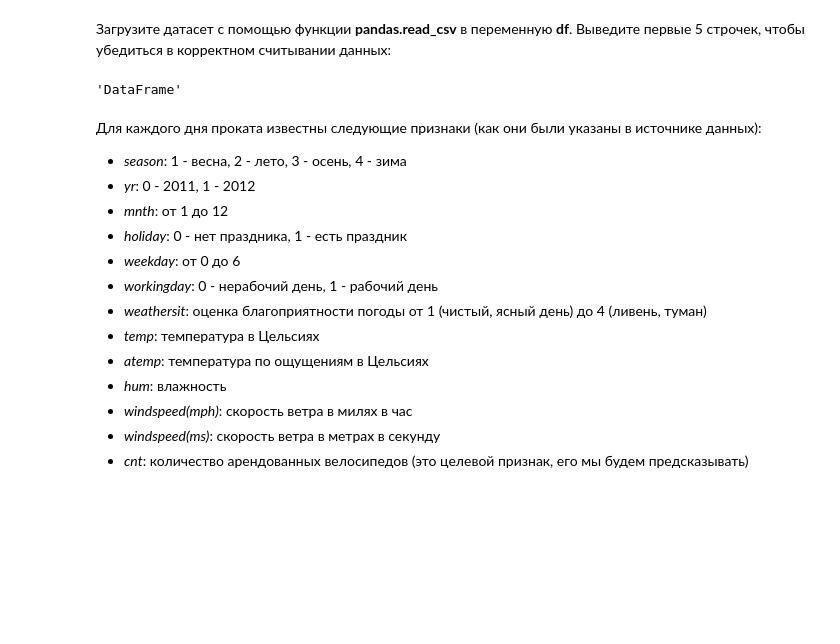
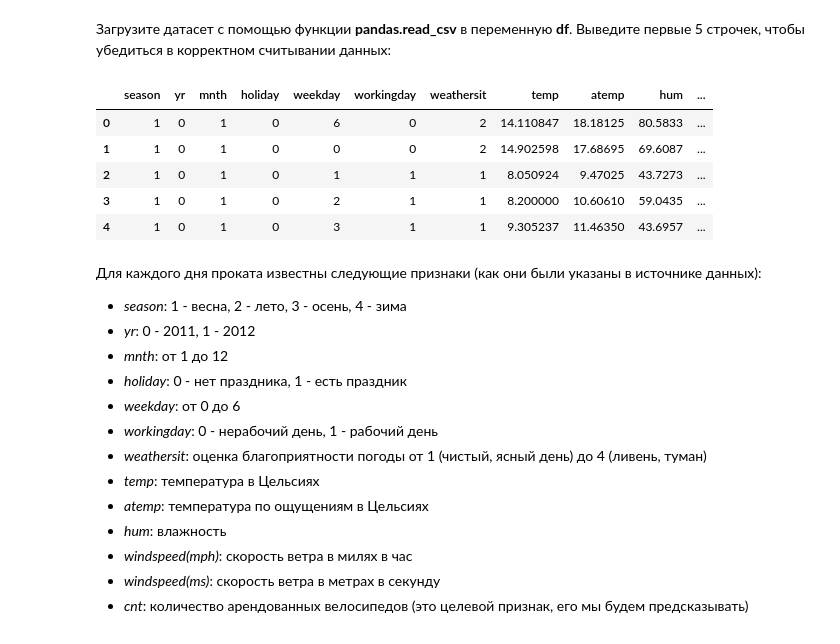
Before and after one commit to sevaspb/mipt_ya_ml_spec, a Jupyter notebook: supervised-learning/week-2/OverfittingTask.ipynb, the cells around one changed output. Saved outputs shown, nothing was run; the diff lists cells and outputs as text; code cells hidden in the pictures; blank space fills up the shorter version.

```diff
--- a/supervised-learning/week-2/OverfittingTask.ipynb
+++ b/supervised-learning/week-2/OverfittingTask.ipynb
@@ -21,11 +21,15 @@ from matplotlib import pyplot as plt
 # %%
 # (0 баллов)
 # Считайте данные и выведите первые 5 строк
 df = pd.read_csv('bikes_rent.csv')
 df.head(5)
-df.__class__.__name__
 # %% [output]
-'DataFrame'
+|  | season | yr | mnth | holiday | weekday | workingday | weathersit | temp | atemp | hum | ... |
+| 0 | 1 | 0 | 1 | 0 | 6 | 0 | 2 | 14.110847 | 18.18125 | 80.5833 | ... |
+| 1 | 1 | 0 | 1 | 0 | 0 | 0 | 2 | 14.902598 | 17.68695 | 69.6087 | ... |
+| 2 | 1 | 0 | 1 | 0 | 1 | 1 | 1 | 8.050924 | 9.47025 | 43.7273 | ... |
+| 3 | 1 | 0 | 1 | 0 | 2 | 1 | 1 | 8.200000 | 10.60610 | 59.0435 | ... |
+| 4 | 1 | 0 | 1 | 0 | 3 | 1 | 1 | 9.305237 | 11.46350 | 43.6957 | ... |
 # %% [markdown]
 Для каждого дня проката известны следующие признаки (как они были указаны в источнике данных):
 * _season_: 1 - весна, 2 - лето, 3 - осень, 4 - зима
```
Also changed, not shown: parts of 1 cell of this notebook.
